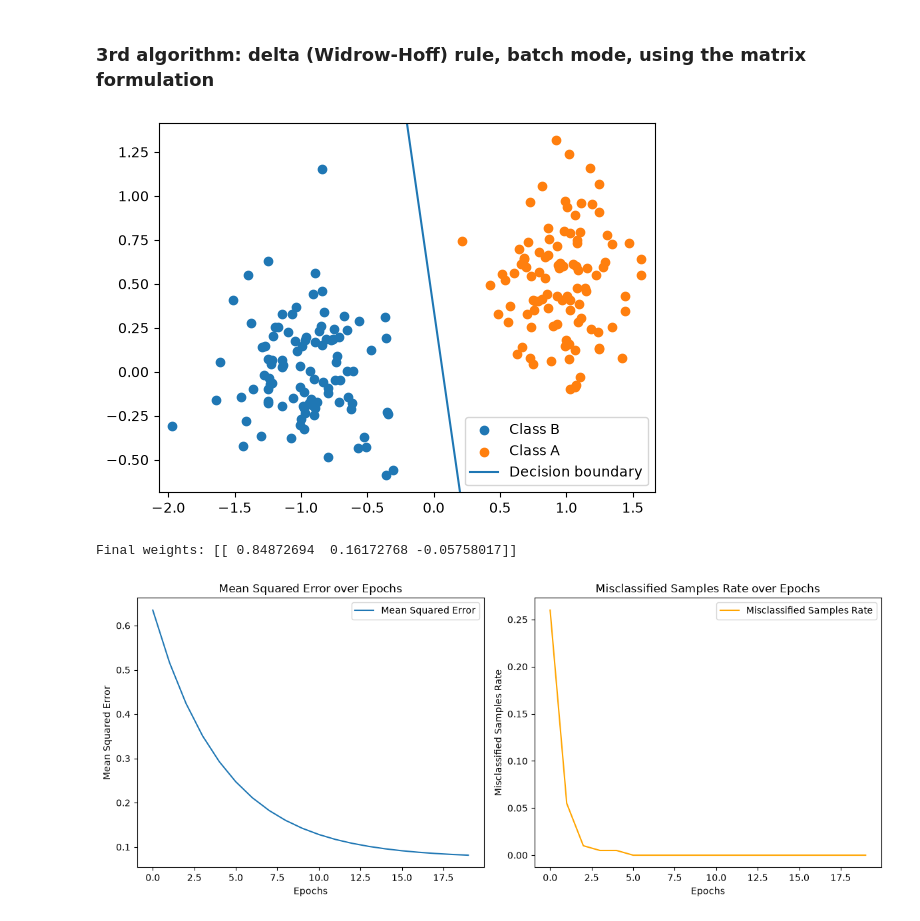
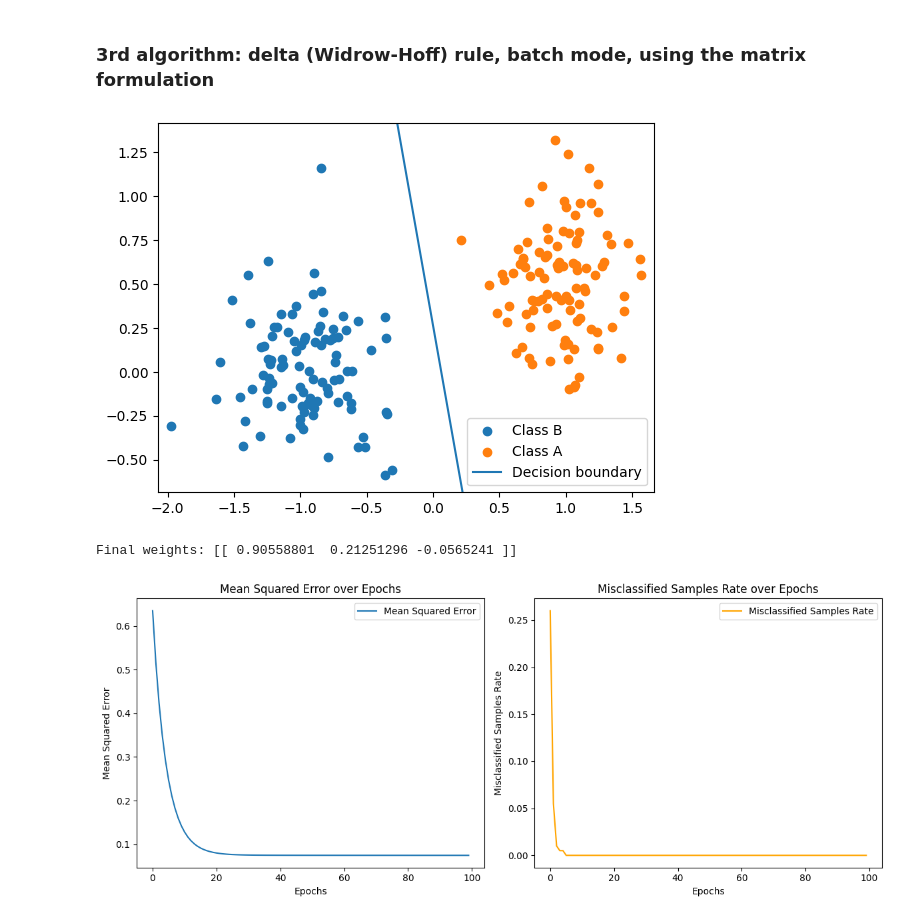
Before and after one commit to liviacardaccia02/Artificial-Neural-Networks-and-Deep-Architectures, a Jupyter notebook: lab1a/lab1a.ipynb, the cells around one changed output. Drawn from its saved outputs; the diff is of its cells as text; code cells hidden in the pictures.

```diff
--- a/lab1a/lab1a.ipynb
+++ b/lab1a/lab1a.ipynb
@@ -24,7 +24,7 @@ perceptron = PerceptronRulePerceptron(
                         learning_rate=0.09,
                         activation_function=step_function)
 
-perceptron.train(X, T, epochs=20)
+perceptron.train(X, T, epochs=100)
 
 perceptron.plot_metrics()
 # %% [output]
@@ -58,16 +58,16 @@ Final weights: [[ 0.87510791  0.33216848 -0.08884849]]
 # %%
 from algorithms import DeltaRuleBatchPerceptron
 
 perceptron = DeltaRuleBatchPerceptron(
                         input_size=2,
                         output_size=1,
                         learning_rate=0.1,
                         activation_function=delta_rule_activation_function)
 
-perceptron.train(X, T_delta, epochs=20)
+perceptron.train(X, T_delta, epochs=100)
 print("Final weights:", perceptron.weights)
 perceptron.plot_metrics()
 # %% [output]
-[figure, old version]
+[figure, new version]
-Final weights: [[ 0.84872694  0.16172768 -0.05758017]]
+Final weights: [[ 0.90558801  0.21251296 -0.0565241 ]]
-[figure, old version]
+[figure, new version]
```
Also changed, not shown: parts of 20 cells of this notebook.
